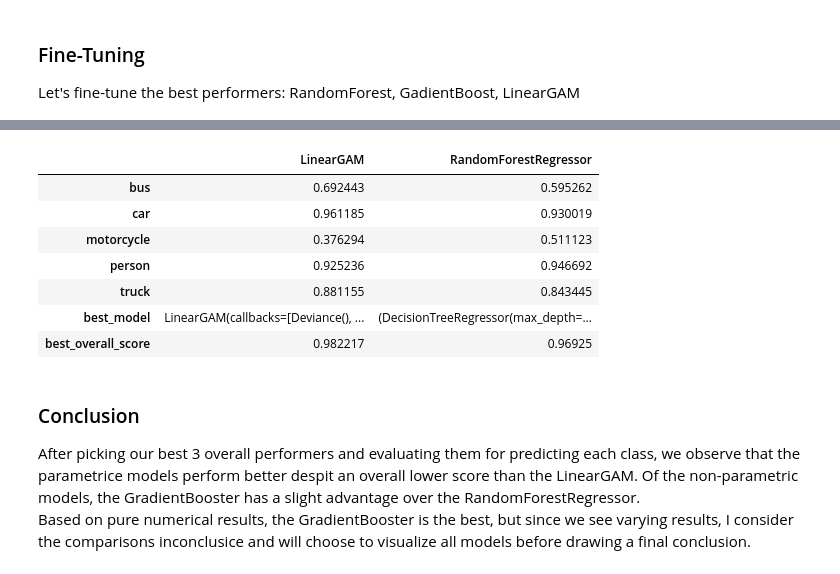
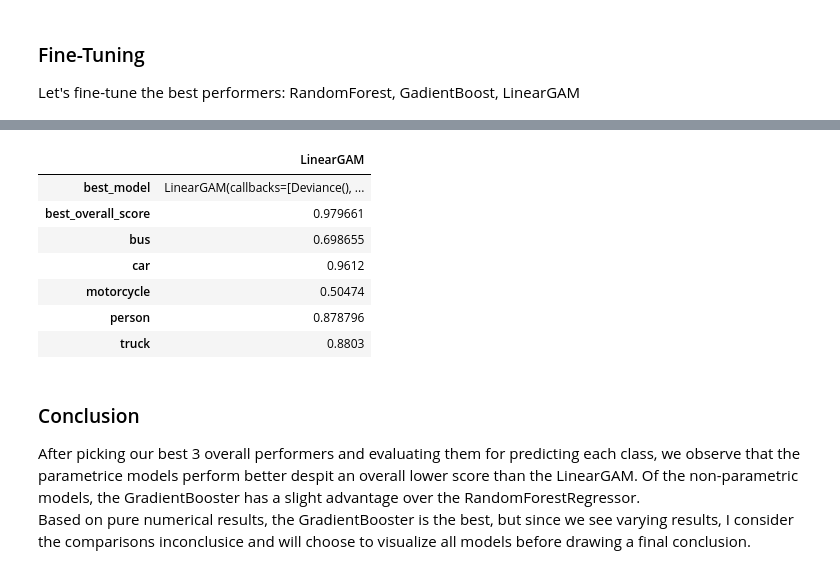
Before and after one commit to mcdomx/monitor, a Jupyter notebook: notebooks/monitor_forecasting.ipynb, the cells around one changed output, grey strips where cells are left out. Cells and saved outputs as stored; diff of their text form; code cells hidden in the pictures.

```diff
--- a/notebooks/monitor_forecasting.ipynb
+++ b/notebooks/monitor_forecasting.ipynb
@@ -203,7 +208,7 @@ def add_future_columns(_df, value_column='rate', category_column='class_name', n
 # split into train and test sets
 def get_train_test_split(_df, hours_in_test=24, y_intervals=1):
 
-    split_time = _df.time_stamp.max() - pd.Timedelta(f"{hours_in_test} hours")
+    split_time = _df.time_stamp.max() - pd.Timedelta(f"{hours_in_test-1} hours")
     train = _df[_df.time_stamp < split_time]
     test = _df[_df.time_stamp >= split_time]
 
@@ -660,6 +665,8 @@ def execute_grid_search(_tr_df, _te_df, model, param_search, train_x_cols, train
     _te_y = _te_df[train_y_cols].reset_index(drop=True)
     _tr_x = _tr_df[train_x_cols].reset_index(drop=True)
     _te_x = _te_df[train_x_cols].reset_index(drop=True)
+
+    cat_map = get_cat_map(_te_df, 'class_name', 'class_code')
 
     # LinerGAM is not a ascikit model and will be handled separately.
     # The only pramter we use here is the lam (aka - smoother)
@@ -718,11 +725,25 @@ onesize_results = {}
 train_x_cols = ['class_code'] + [c for c in train_df.columns[::-1] if c.startswith('-')]
 train_y_cols = 'rate'
+# %%
+models_to_evaluate = []
 # %%
-model = LinearGAM()
-param_search = {
-#     'lam': [500, 725, 750, 775, 800, 825, 850, 875, 1000],
-    'lam': [.1, 10, 50, 100, 400, 800, 1200, 1600, 2000],
-}
+models_to_evaluate.append({'model': LinearGAM(),
+                             'param_search': {
+                                             #'lam': [500, 725, 750, 775, 800, 825, 850, 875, 1000],
+                                              'lam': [.1, 10, 50, 100, 400, 800, 1200, 1600, 2000],
+                                             }
+                          })
 
-onesize_results = {**onesize_results, **execute_grid_search(train_df, test_df, model, param_search, train_x_cols, train_y_cols)}
+# models_to_evaluate.append( {'model': RandomForestRegressor(n_jobs=-1, random_state=0),
+#                             'param_search': {
+#                                               'n_estimators': [10, 50, 100, 150],
+#                                               'max_features': ['auto'], #, 'sqrt', 'log2'], -> the best scores are always auto
+#                                               'max_depth' : [i for i in range(5,15)]
+#                                              }
+#                            })
+
+evaluation_results = {}
+for m in models_to_evaluate:
+    r = execute_grid_search(train_df, test_df, m.get('model'), m.get('param_search'), train_x_cols, train_y_cols)
+    evaluation_results.update(r)
 # %% [output]
@@ -775,16 +776,16 @@ Train Cols: ['class_code']
 
 # onesize_results = {**onesize_results, **execute_grid_search(train_df, test_df, model, param_search, train_x_cols, train_y_cols)}
 # %%
-pd.DataFrame(onesize_results)
+pd.DataFrame(evaluation_results)
 # %% [output]
-|  | LinearGAM | RandomForestRegressor |
-| bus | 0.692443 | 0.595262 |
-| car | 0.961185 | 0.930019 |
-| motorcycle | 0.376294 | 0.511123 |
-| person | 0.925236 | 0.946692 |
-| truck | 0.881155 | 0.843445 |
-| best_model | LinearGAM(callbacks=[Deviance(), ... | (DecisionTreeRegressor(max_depth=... |
-| best_overall_score | 0.982217 | 0.96925 |
+|  | LinearGAM |
+| best_model | LinearGAM(callbacks=[Deviance(), ... |
+| best_overall_score | 0.979661 |
+| bus | 0.698655 |
+| car | 0.9612 |
+| motorcycle | 0.50474 |
+| person | 0.878796 |
+| truck | 0.8803 |
 # %% [markdown]
 <h3>Conclusion</h3>
 After picking our best 3 overall performers and evaluating them for predicting each class, we observe that the parametrice models perform better despit an overall lower score than the LinearGAM.  Of the non-parametric models, the GradientBooster has a slight advantage over the RandomForestRegressor.
```
Also changed, not shown: parts of 13 cells of this notebook, 8 other files.
